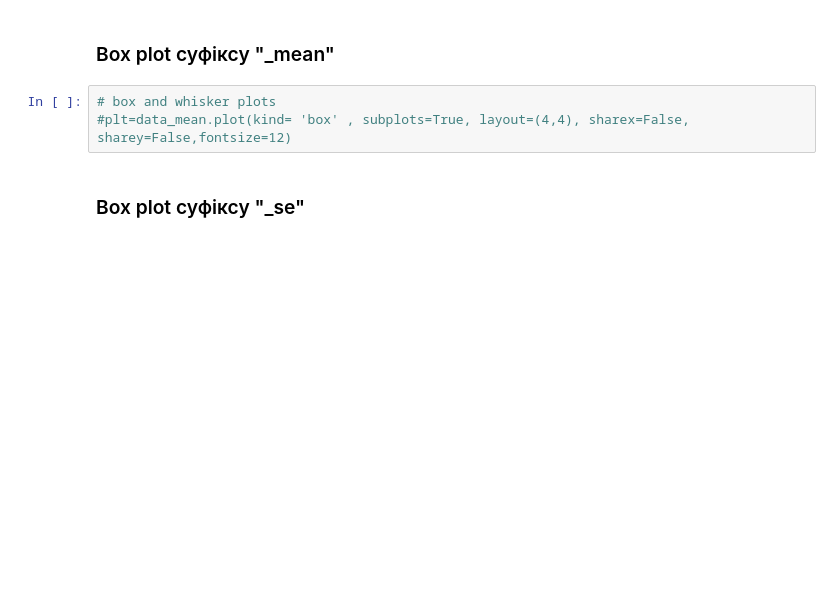
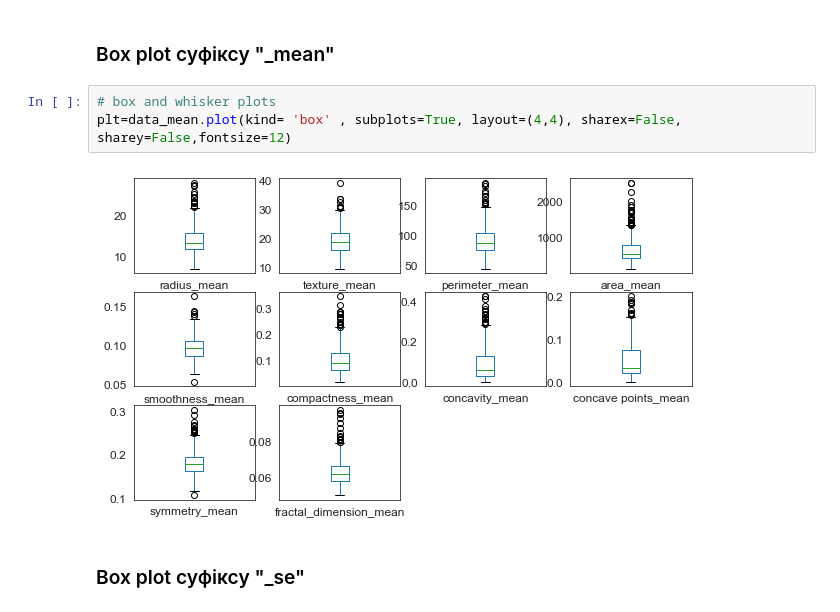
Before and after one commit to YehorDiachenko/Breast-Cancer, a Jupyter notebook: 2 Exploratory Data Analysis.ipynb, the cells around one changed output. Saved outputs shown, nothing was run; the diff lists cells and outputs as text; blank space fills up the shorter version.

```diff
--- a/2 Exploratory Data Analysis.ipynb
+++ b/2 Exploratory Data Analysis.ipynb
@@ -134,7 +196,9 @@ plt = data_mean.plot(kind= 'density', subplots=True, layout=(4,3), sharex=False,
 ### Box plot суфіксу "_mean"
 # %%
 # box and whisker plots
-#plt=data_mean.plot(kind= 'box' , subplots=True, layout=(4,4), sharex=False, sharey=False,fontsize=12)
+plt=data_mean.plot(kind= 'box' , subplots=True, layout=(4,4), sharex=False, sharey=False,fontsize=12)
+# %% [output]
+[figure, added]
 # %% [markdown]
 ### Box plot суфіксу "_se"
 # %%
```
Also changed, not shown: parts of 17 cells of this notebook.
